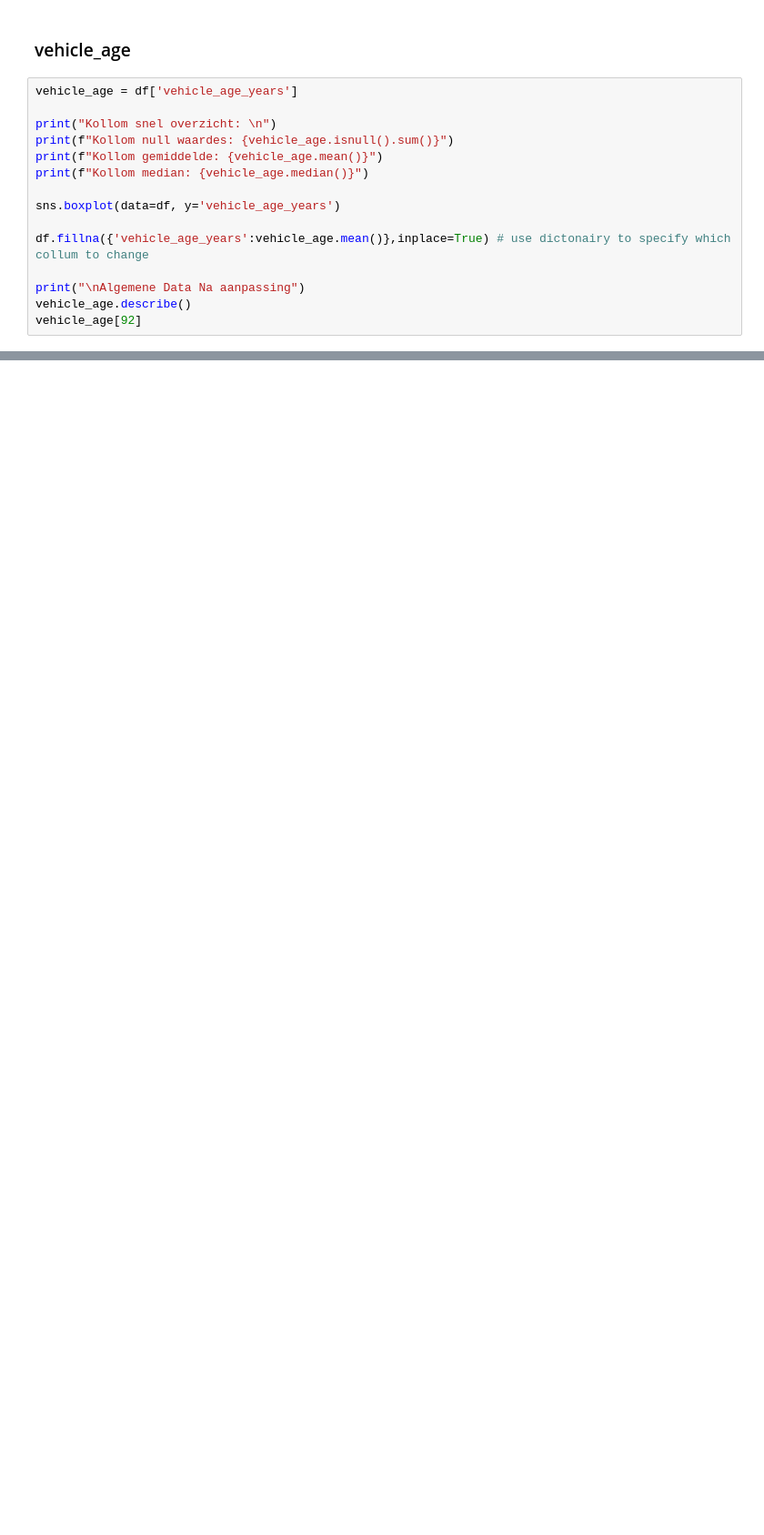
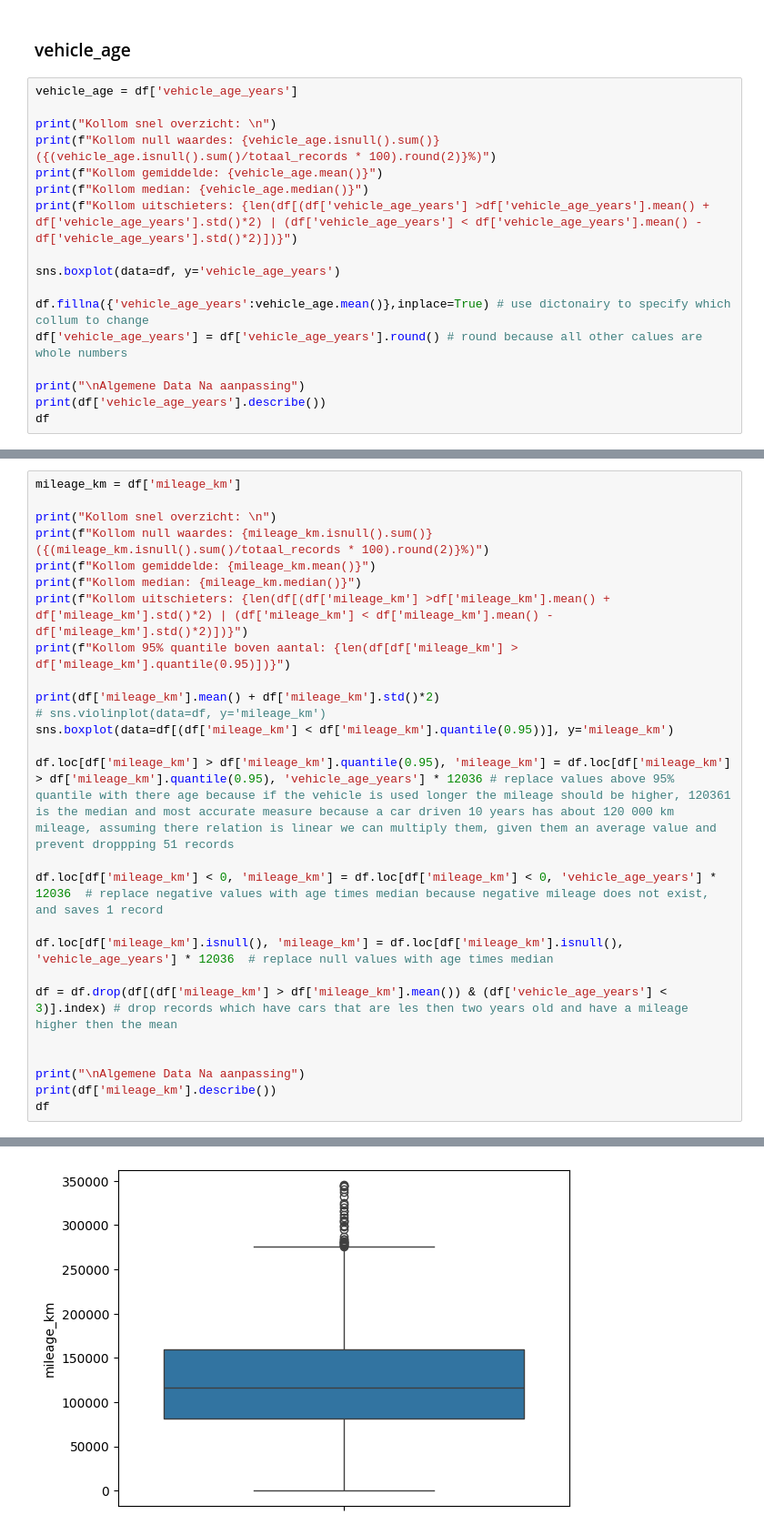
Before and after one commit to MilanMartens/DE-AI-mannen, a Jupyter notebook: notebooks/SLJ-EDA.ipynb, the cells around one changed output, grey strips where cells are left out. Shown at 91% size. Saved outputs shown, nothing was run; the diff lists cells and outputs as text; blank space fills up the shorter version.

```diff
--- a/notebooks/SLJ-EDA.ipynb
+++ b/notebooks/SLJ-EDA.ipynb
@@ -128,17 +132,19 @@ Vehicle_brand is een categorische kollom, hierdoor wordt er zeker geamputeerd. H
 vehicle_age = df['vehicle_age_years']
 
 print("Kollom snel overzicht: \n")
-print(f"Kollom null waardes: {vehicle_age.isnull().sum()}")
+print(f"Kollom null waardes: {vehicle_age.isnull().sum()} ({(vehicle_age.isnull().sum()/totaal_records * 100).round(2)}%)")
 print(f"Kollom gemiddelde: {vehicle_age.mean()}")
 print(f"Kollom median: {vehicle_age.median()}")
+print(f"Kollom uitschieters: {len(df[(df['vehicle_age_years'] >df['vehicle_age_years'].mean() + df['vehicle_age_years'].std()*2) | (df['vehicle_age_years'] < df['vehicle_age_years'].mean() - df['vehicle_age_years'].std()*2)])}")
 
 sns.boxplot(data=df, y='vehicle_age_years')
 
 df.fillna({'vehicle_age_years':vehicle_age.mean()},inplace=True) # use dictonairy to specify which collum to change
+df['vehicle_age_years'] = df['vehicle_age_years'].round() # round because all other calues are whole numbers
 
 print("\nAlgemene Data Na aanpassing")
-vehicle_age.describe()
-vehicle_age[92]
+print(df['vehicle_age_years'].describe())
+df
 # %% [output]
 Kollom snel overzicht:
 
@@ -151,0 +184,27 @@ np.float64(nan)
+# %%
+mileage_km = df['mileage_km']
+
+print("Kollom snel overzicht: \n")
+print(f"Kollom null waardes: {mileage_km.isnull().sum()} ({(mileage_km.isnull().sum()/totaal_records * 100).round(2)}%)")
+print(f"Kollom gemiddelde: {mileage_km.mean()}")
+print(f"Kollom median: {mileage_km.median()}")
+print(f"Kollom uitschieters: {len(df[(df['mileage_km'] >df['mileage_km'].mean() + df['mileage_km'].std()*2) | (df['mileage_km'] < df['mileage_km'].mean() - df['mileage_km'].std()*2)])}")
+print(f"Kollom 95% quantile boven aantal: {len(df[df['mileage_km'] > df['mileage_km'].quantile(0.95)])}")
+
+print(df['mileage_km'].mean() + df['mileage_km'].std()*2)
+# sns.violinplot(data=df, y='mileage_km')
+sns.boxplot(data=df[(df['mileage_km'] < df['mileage_km'].quantile(0.95))], y='mileage_km')
+
+df.loc[df['mileage_km'] > df['mileage_km'].quantile(0.95), 'mileage_km'] = df.loc[df['mileage_km'] > df['mileage_km'].quantile(0.95), 'vehicle_age_years'] * 12036 # replace values above 95% quantile with there age because if the vehicle is used longer the mileage should be higher, 120361 is the median and most accurate measure because a car driven 10 years has about 120 000 km mileage, assuming there relation is linear we can multiply them, given them an average value and prevent droppping 51 records
+
+df.loc[df['mileage_km'] < 0, 'mileage_km'] = df.loc[df['mileage_km'] < 0, 'vehicle_age_years'] * 12036  # replace negative values with age times median because negative mileage does not exist, and saves 1 record
+
+df.loc[df['mileage_km'].isnull(), 'mileage_km'] = df.loc[df['mileage_km'].isnull(), 'vehicle_age_years'] * 12036  # replace null values with age times median
+
+df = df.drop(df[(df['mileage_km'] > df['mileage_km'].mean()) & (df['vehicle_age_years'] < 3)].index) # drop records which have cars that are les then two years old and have a mileage higher then the mean
+
+
+print("\nAlgemene Data Na aanpassing")
+print(df['mileage_km'].describe())
+df
+# %% [output]
@@ -151,0 +243 @@ np.float64(nan)
+[figure, added]
```
Also changed, not shown: parts of 10 cells of this notebook.
